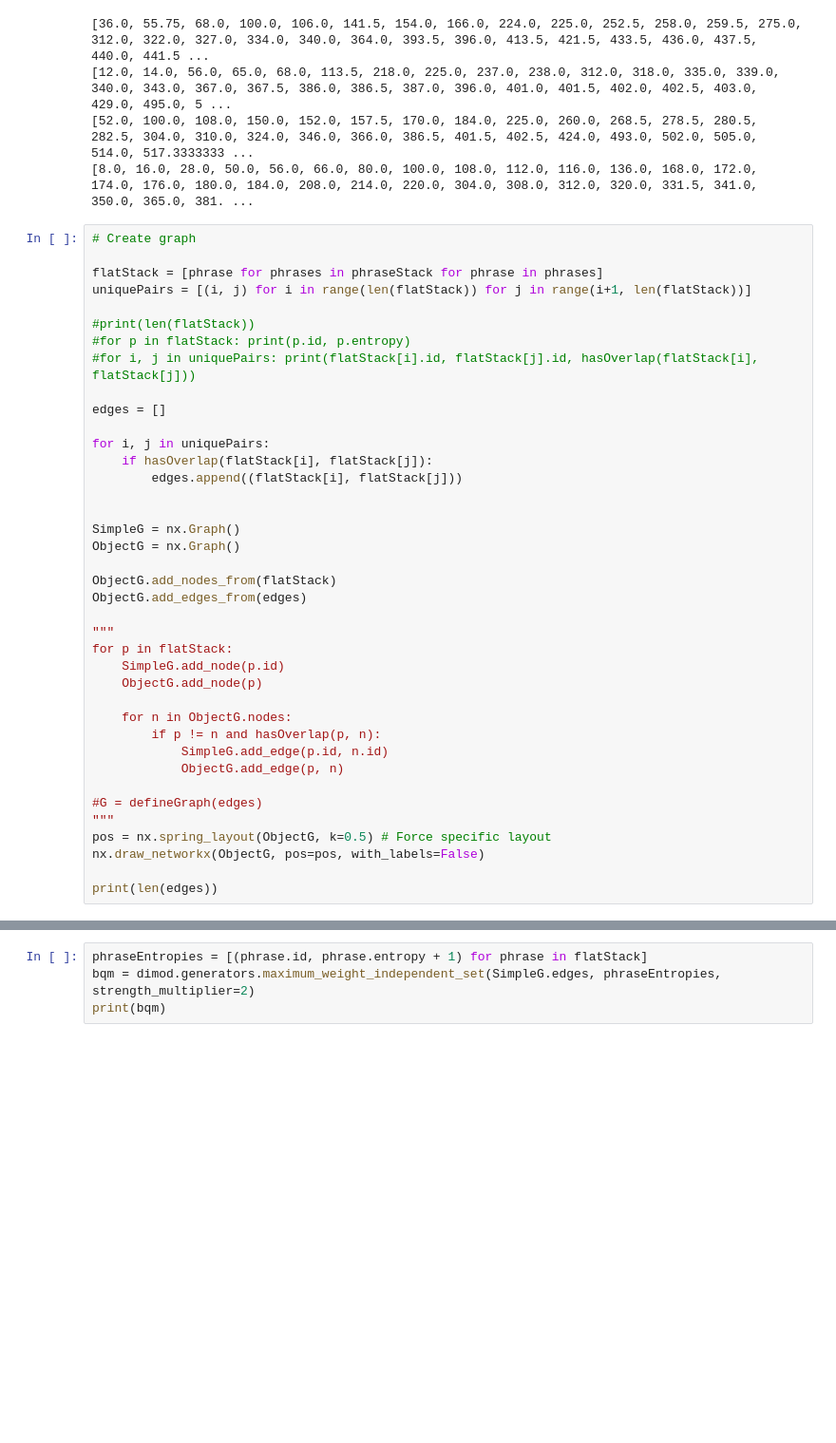
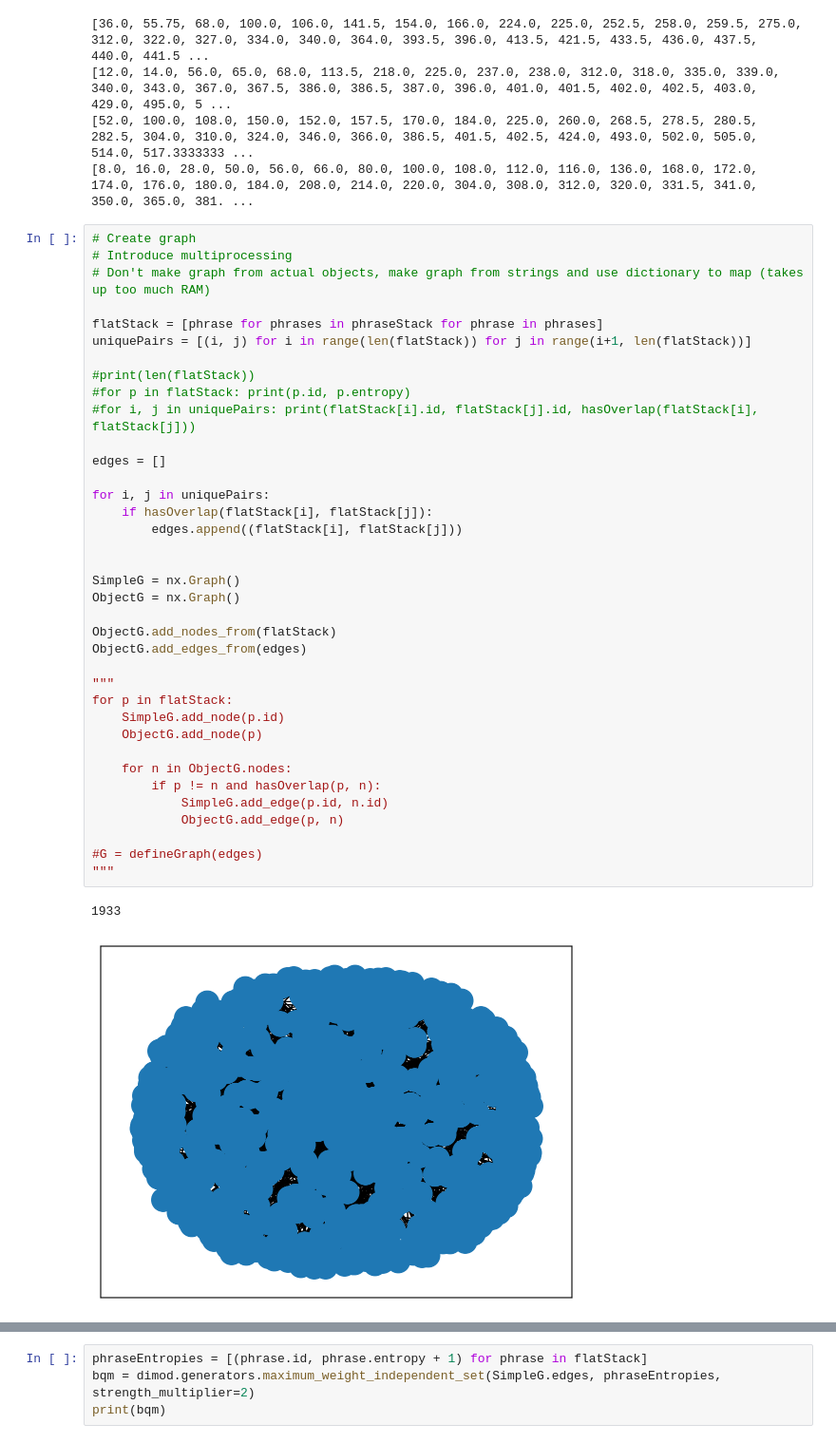
Before and after one commit to KirbyZX/PHYS4213, a Jupyter notebook: Notebooks/QIRBEE.ipynb, the cells around one changed output, grey strips where cells are left out. Shown at 95% size. Cells and saved outputs as stored; diff of their text form; blank space fills up the shorter version.

```diff
--- a/Notebooks/QIRBEE.ipynb
+++ b/Notebooks/QIRBEE.ipynb
@@ -40,40 +40,41 @@ for part in excerpt.parts:
 [8.0, 16.0, 28.0, 50.0, 56.0, 66.0, 80.0, 100.0, 108.0, 112.0, 116.0, 136.0, 168.0, 172.0, 174.0, 176.0, 180.0, 184.0, 208.0, 214.0, 220.0, 304.0, 308.0, 312.0, 320.0, 331.5, 341.0, 350.0, 365.0, 381. ...
 # %%
 # Create graph
+# Introduce multiprocessing
+# Don't make graph from actual objects, make graph from strings and use dictionary to map (takes up too much RAM)
 
 flatStack = [phrase for phrases in phraseStack for phrase in phrases]
 uniquePairs = [(i, j) for i in range(len(flatStack)) for j in range(i+1, len(flatStack))]
 
 #print(len(flatStack))
 #for p in flatStack: print(p.id, p.entropy)
 #for i, j in uniquePairs: print(flatStack[i].id, flatStack[j].id, hasOverlap(flatStack[i], flatStack[j]))
 
 edges = []
 
 for i, j in uniquePairs:
     if hasOverlap(flatStack[i], flatStack[j]):
         edges.append((flatStack[i], flatStack[j]))
 
 
 SimpleG = nx.Graph()
 ObjectG = nx.Graph()
 
 ObjectG.add_nodes_from(flatStack)
 ObjectG.add_edges_from(edges)
 
 """
 for p in flatStack:
     SimpleG.add_node(p.id)
     ObjectG.add_node(p)
 
     for n in ObjectG.nodes:
         if p != n and hasOverlap(p, n):
             SimpleG.add_edge(p.id, n.id)
             ObjectG.add_edge(p, n)
 
 #G = defineGraph(edges)
 """
-pos = nx.spring_layout(ObjectG, k=0.5) # Force specific layout
-nx.draw_networkx(ObjectG, pos=pos, with_labels=False)
-
-print(len(edges))
+# %% [output]
+1933
+[figure, added]
```
Also changed, not shown: parts of 2 cells of this notebook, 3 other files.
